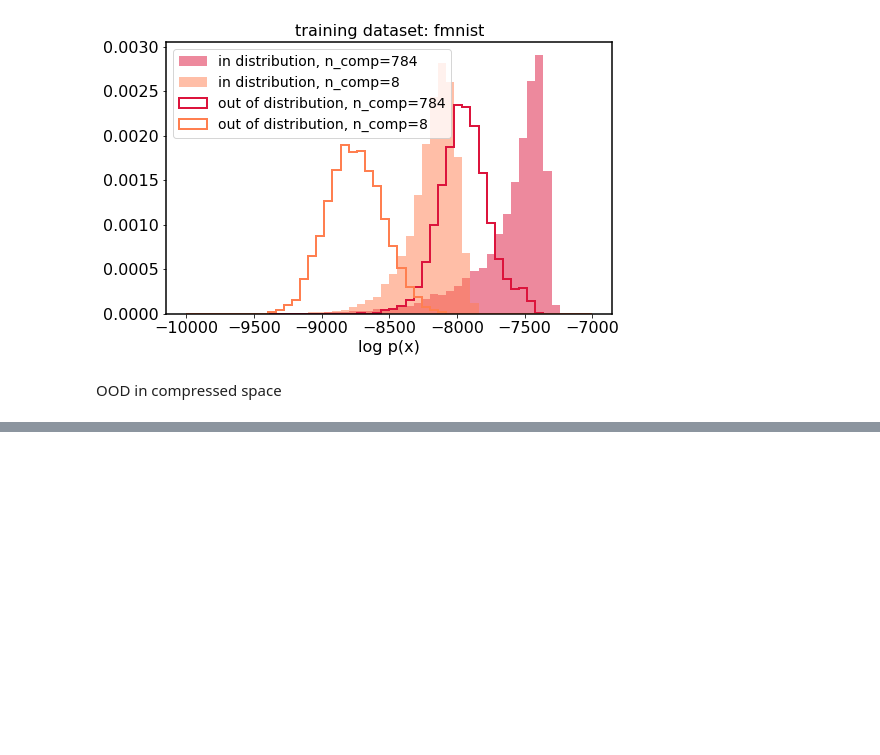
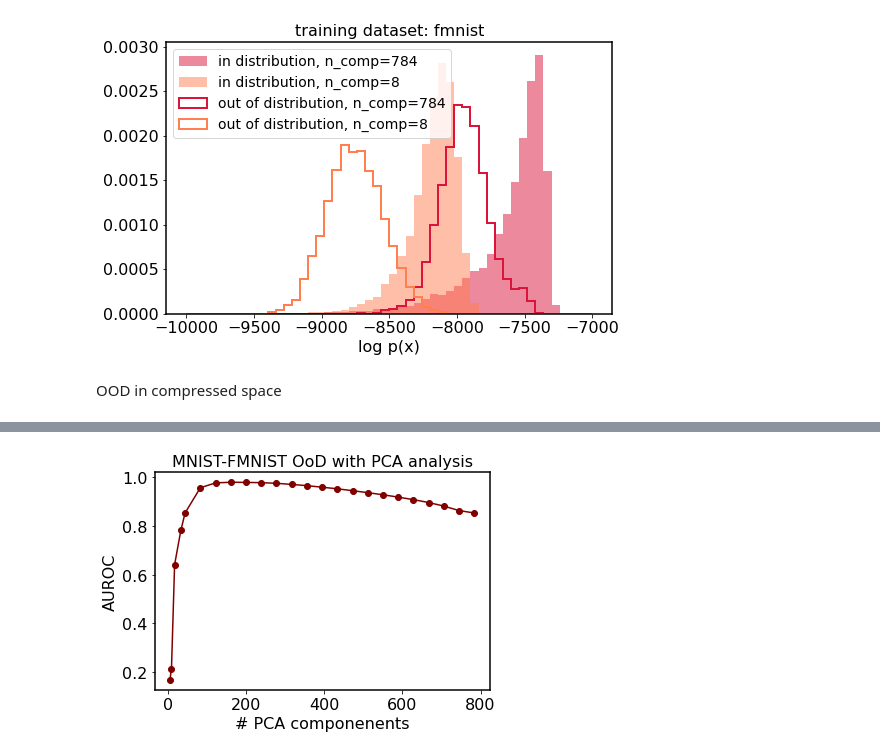
Before and after one commit to VMBoehm/pca-classifier, a Jupyter notebook: notebooks/ood_data_space_ML.ipynb, the cells around one changed output, grey strips where cells are left out. Saved outputs shown, nothing was run; the diff lists cells and outputs as text; code cells hidden in the pictures; blank space fills up the shorter version.

```diff
--- a/notebooks/ood_data_space_ML.ipynb
+++ b/notebooks/ood_data_space_ML.ipynb
@@ -275,0 +290,19 @@ plt.show()
+# %%
+AUROC = {}
+AUROC['fmnist']=[]
+for dataset in ['fmnist']:
+    ii=0
+    for n_comp in n_components:
+      if n_comp==-1:
+            n_comp=masked_ood_datasets[dataset].shape[-1]
+      objs_          = np.sort(logprobs[dataset][str(n_comp)])
+      objs_ood_      = np.sort(logprobs_ood[dataset][str(n_comp)])
+      false_pos      = []
+      true_pos       = []
+      for ii in range(10000):
+          val = objs_[ii]
+          true_pos.append(len(np.where(objs_>=val)[0])/len(objs_))
+          false_pos.append(len(np.where(objs_ood_>=val)[0])/len(objs_))
+      false_pos = np.asarray(false_pos,dtype=np.float64)
+      AUROC['fmnist']+=[1-np.sum(false_pos)*1./np.float(len(objs_))]
+      print('n_comp:', n_comp, ' AUROC:',np.round(AUROC['fmnist'][-1],3))
@@ -275,0 +327,12 @@ plt.show()
+# %%
+fig, ax = plt.subplots(figsize=(6,4))
+ax.set_title('MNIST-FMNIST OoD with PCA analysis')
+ax.plot(n_components,AUROC['fmnist'], ls='-', marker='o', color='maroon')
+
+# ax.set_xticklabels(n_components)
+# ax.set_xticks(n_components)
+ax.set_ylabel('AUROC')
+ax.set_xlabel('# PCA componenents')
+plt.show()
+# %% [output]
+[figure, added]
```
Also changed, not shown: parts of 13 cells of this notebook.
